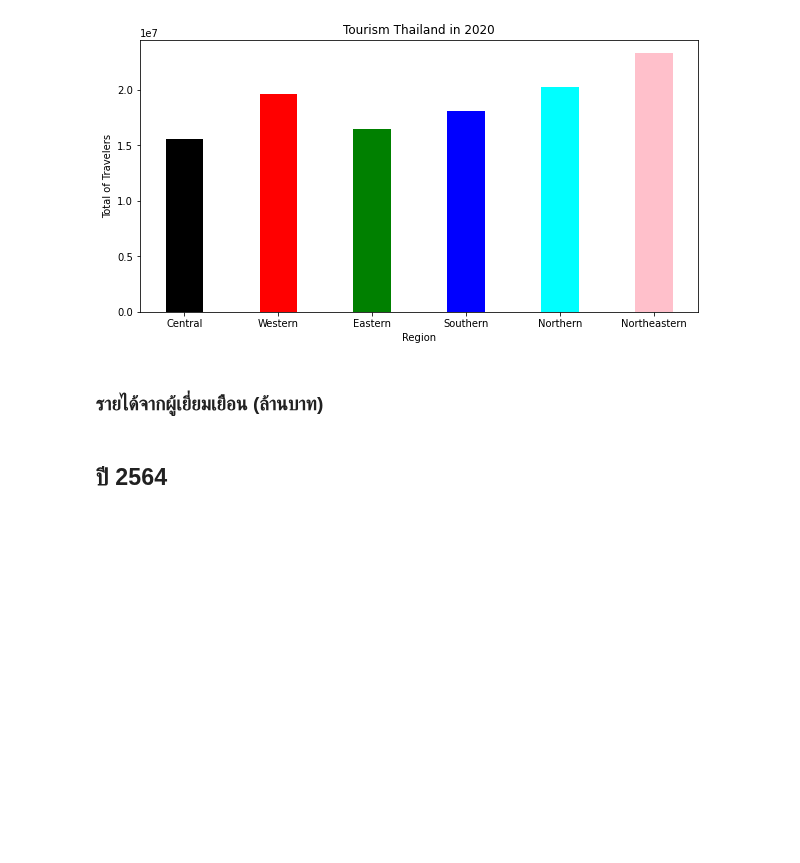
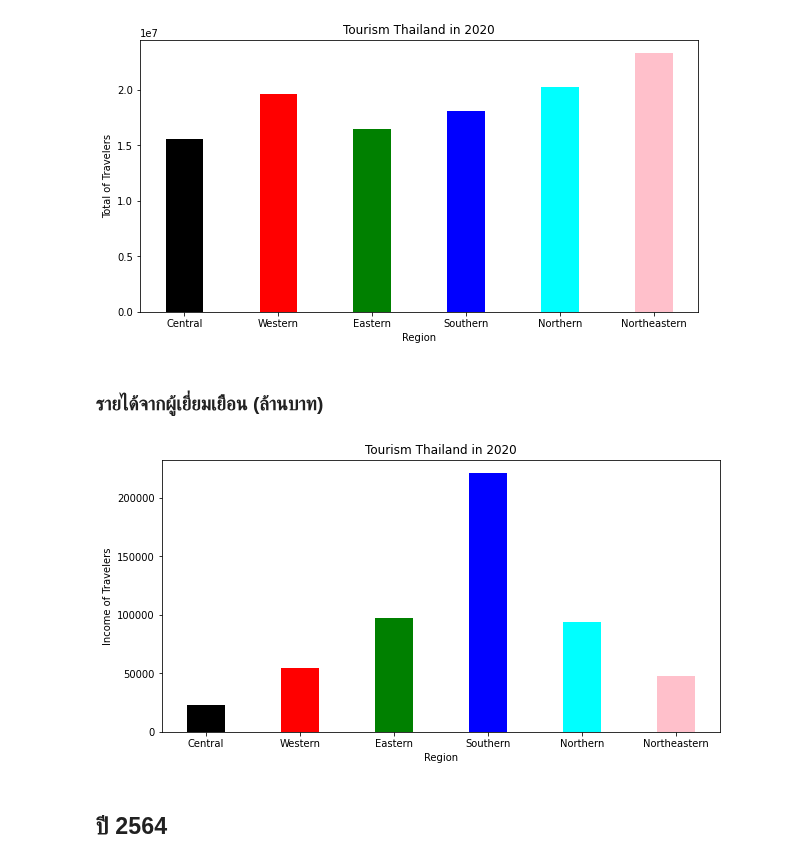
Before and after one commit to SupidchayaTangkidwanich/multivariate, a Jupyter notebook: EDM.ipynb, the cells around one changed output. Drawn from its saved outputs; the diff is of its cells as text; code cells hidden in the pictures; blank space fills up the shorter version.

```diff
--- a/EDM.ipynb
+++ b/EDM.ipynb
@@ -839,17 +839,19 @@ plt.show();
 # %%
 data2563 = {'Central':22898.28, 'Western':54317.62,'Eastern':97238.53,'Southern':221381.83,'Northern':93979.27,'Northeastern':47978.52}
 courses = list(data2563.keys())
 values = list(data2563.values())
 
 fig = plt.figure(figsize = (10, 5))
 
 # creating the bar plot
 plt.bar(courses, values, color=['black', 'red', 'green', 'blue', 'cyan','pink'],
         width = 0.4)
 
 plt.xlabel("Region")
-plt.ylabel("Income of Travelers")
+plt.ylabel("Income of Travelers (M.)")
 plt.title("Tourism Thailand in 2020")
 plt.show();
+# %% [output]
+[figure, added]
 # %% [markdown]
 ## ปี 2564
```
Also changed, not shown: parts of 5 cells of this notebook.
